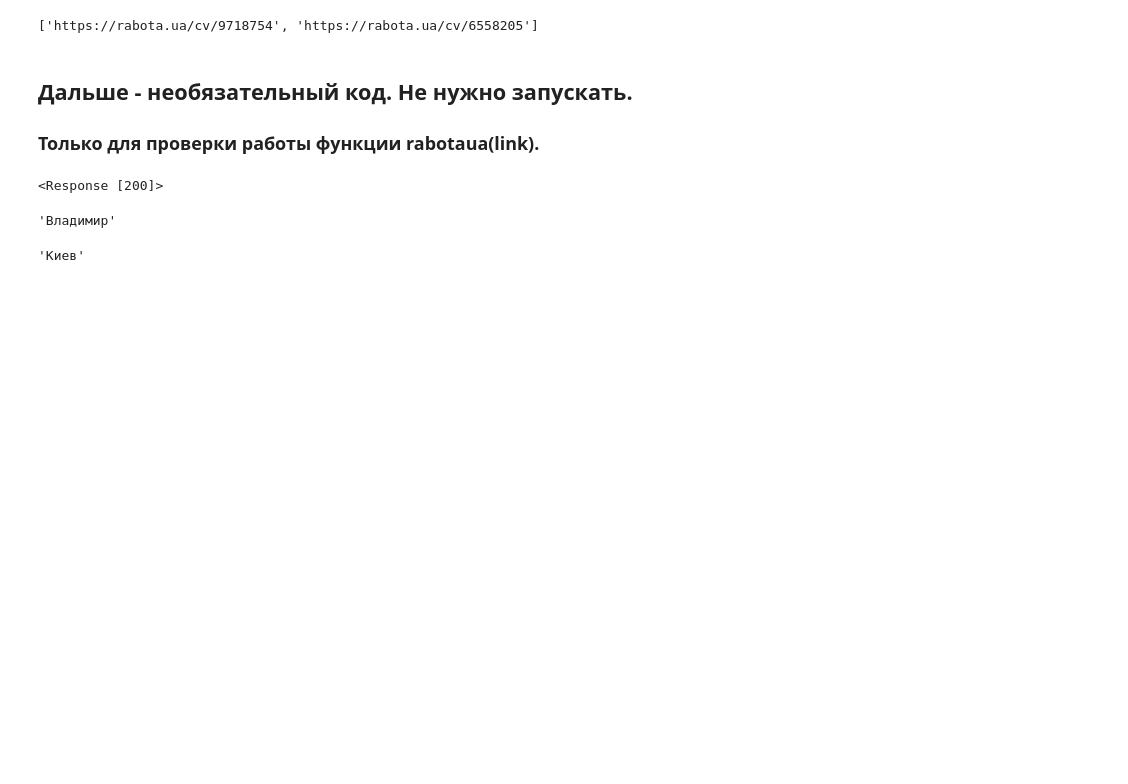
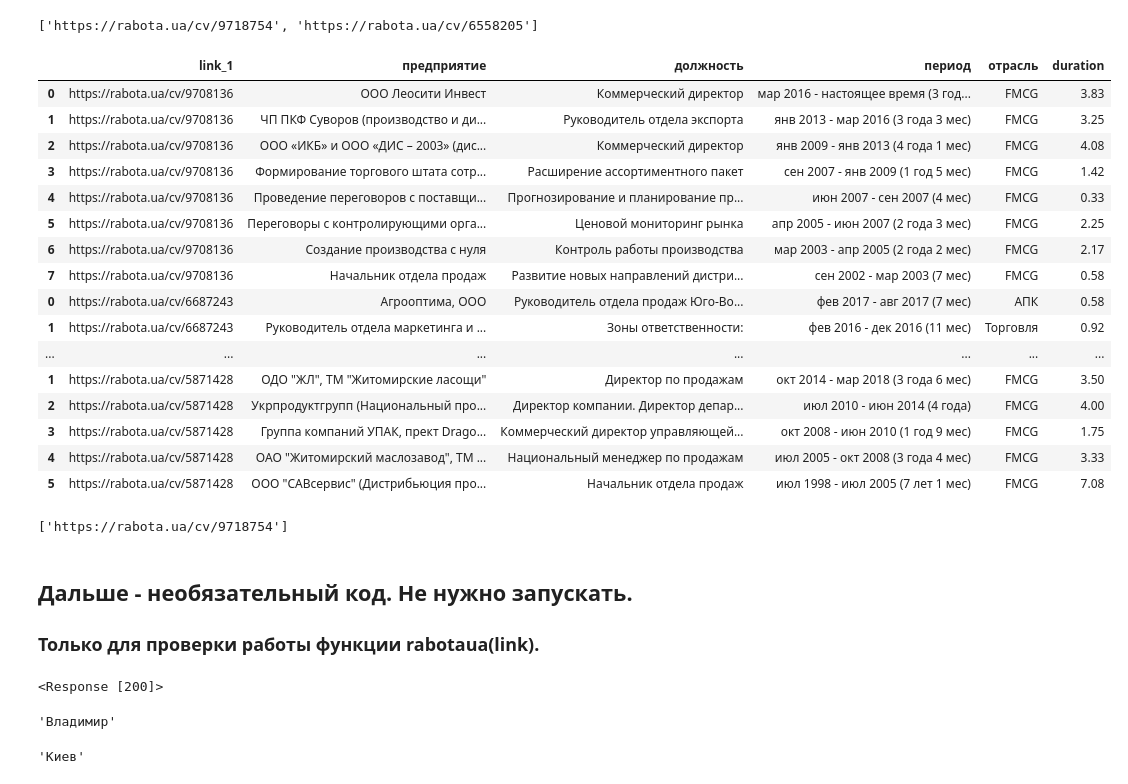
Before and after one commit to lukas1326/hr, a Jupyter notebook: Rabota_scrap.ipynb, the cells around one changed output. Drawn from its saved outputs; the diff is of its cells as text; code cells hidden in the pictures; blank space fills up the shorter version.

Commit message:
add work history table generation

```diff
--- a/Rabota_scrap.ipynb
+++ b/Rabota_scrap.ipynb
@@ -90,7 +90,7 @@ time.sleep(3)
 
 # формируем список ссылок с первых десяти страниц
 list_link=[]
-for i in range(4):
+for i in range(10):
     list_link.extend(ele())
     next_page=driver.find_element_by_xpath("//*[contains(local-name(),'span') and contains(text(),'Уперед')]")
     next_page.click()
@@ -119,5 +119,3 @@ list_link
-# %%
-list_link=sum(list_link, [])# делаем
 # %%
 # все полученные ссылки исполняем функцией rabotaua(link)
 link_drop=[]
@@ -136,3 +136,38 @@ link_drop
+# %%
+link_drop=[]
+df1=pd.DataFrame(columns=['link_1', 'предприятие', 'должность', 'период', 'отрасль', 'duration'])
+for link in list_link[:4]:
+    try:
+        df=duration(link)
+        df1=pd.concat([df,df1])
+        time.sleep(10)
+    except:
+        link_drop.append(link)
+        pass
+# %%
+df1
+# %% [output]
+|  | link_1 | предприятие | должность | период | отрасль | duration |
+| 0 | https://rabota.ua/cv/9708136 | ООО Леосити Инвест | Коммерческий директор | мар 2016 - настоящее время (3 год... | FMCG | 3.83 |
+| 1 | https://rabota.ua/cv/9708136 | ЧП ПКФ Суворов (производство и ди... | Руководитель отдела экспорта | янв 2013 - мар 2016 (3 года 3 мес) | FMCG | 3.25 |
+| 2 | https://rabota.ua/cv/9708136 | ООО «ИКБ» и ООО «ДИС – 2003» (дис... | Коммерческий директор | янв 2009 - янв 2013 (4 года 1 мес) | FMCG | 4.08 |
+| 3 | https://rabota.ua/cv/9708136 | Формирование торгового штата сотр... | Расширение ассортиментного пакет | сен 2007 - янв 2009 (1 год 5 мес) | FMCG | 1.42 |
+| 4 | https://rabota.ua/cv/9708136 | Проведение переговоров с поставщи... | Прогнозирование и планирование пр... | июн 2007 - сен 2007 (4 мес) | FMCG | 0.33 |
+| 5 | https://rabota.ua/cv/9708136 | Переговоры с контролирующими орга... | Ценовой мониторинг рынка | апр 2005 - июн 2007 (2 года 3 мес) | FMCG | 2.25 |
+| 6 | https://rabota.ua/cv/9708136 | Создание производства с нуля | Контроль работы производства | мар 2003 - апр 2005 (2 года 2 мес) | FMCG | 2.17 |
+| 7 | https://rabota.ua/cv/9708136 | Начальник отдела продаж | Развитие новых направлений дистри... | сен 2002 - мар 2003 (7 мес) | FMCG | 0.58 |
+| 0 | https://rabota.ua/cv/6687243 | Агрооптима, ООО | Руководитель отдела продаж Юго-Во... | фев 2017 - авг 2017 (7 мес) | АПК | 0.58 |
+| 1 | https://rabota.ua/cv/6687243 | Руководитель отдела маркетинга и ... | Зоны ответственности: | фев 2016 - дек 2016 (11 мес) | Торговля | 0.92 |
+| ... | ... | ... | ... | ... | ... | ... |
+| 1 | https://rabota.ua/cv/5871428 | ОДО "ЖЛ", ТМ "Житомирские ласощи" | Директор по продажам | окт 2014 - мар 2018 (3 года 6 мес) | FMCG | 3.50 |
+| 2 | https://rabota.ua/cv/5871428 | Укрпродуктгрупп (Национальный про... | Директор компании. Директор депар... | июл 2010 - июн 2014 (4 года) | FMCG | 4.00 |
+| 3 | https://rabota.ua/cv/5871428 | Группа компаний УПАК, прект Drago... | Коммерческий директор управляющей... | окт 2008 - июн 2010 (1 год 9 мес) | FMCG | 1.75 |
+| 4 | https://rabota.ua/cv/5871428 | ОАО "Житомирский маслозавод", ТМ ... | Национальный менеджер по продажам | июл 2005 - окт 2008 (3 года 4 мес) | FMCG | 3.33 |
+| 5 | https://rabota.ua/cv/5871428 | ООО "САВсервис" (Дистрибьюция про... | Начальник отдела продаж | июл 1998 - июл 2005 (7 лет 1 мес) | FMCG | 7.08 |
+# %%
+link_drop
+# %% [output]
+['https://rabota.ua/cv/9718754']
 # %% [markdown]
 ## Дальше - необязательный код. Не нужно запускать.
 ### Только для проверки работы функции rabotaua(link).
```
Also changed, not shown: parts of 2 cells of this notebook, 1 other file.
